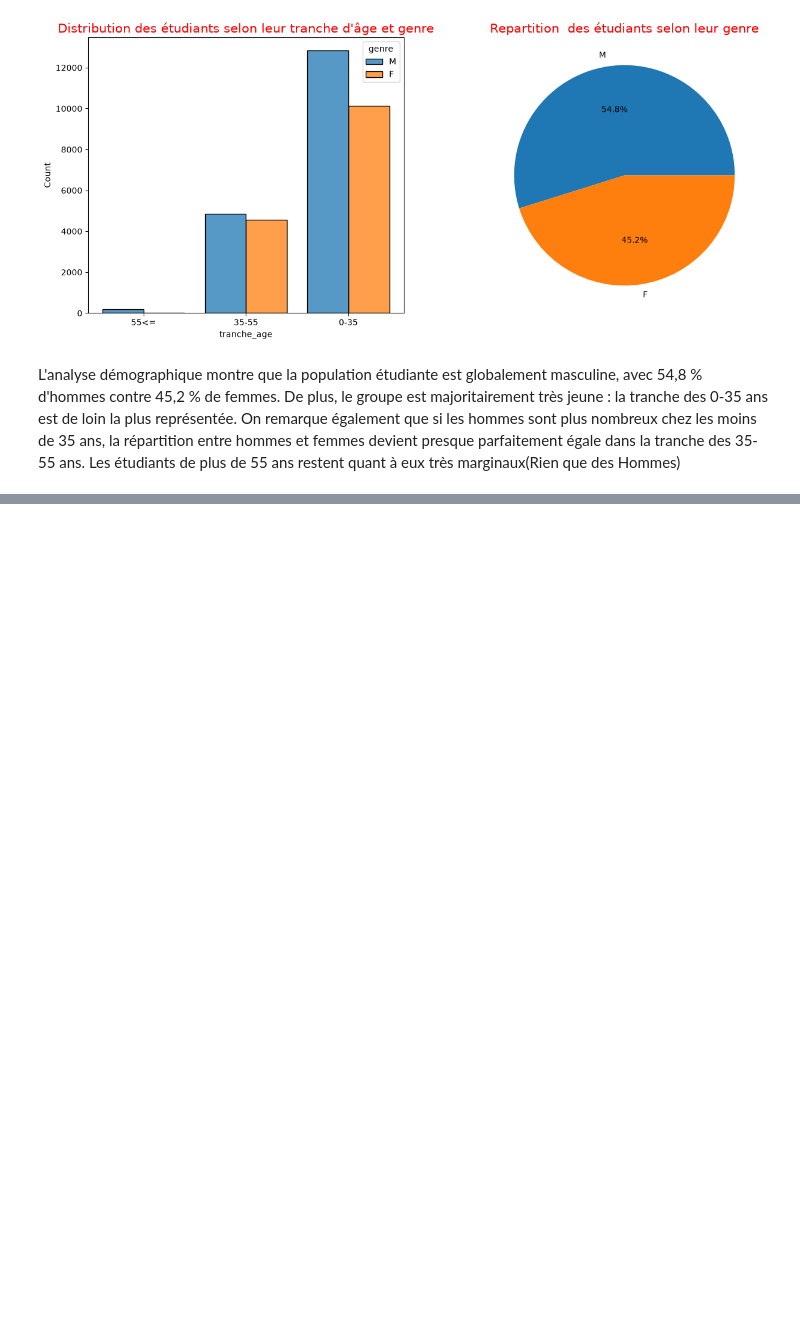
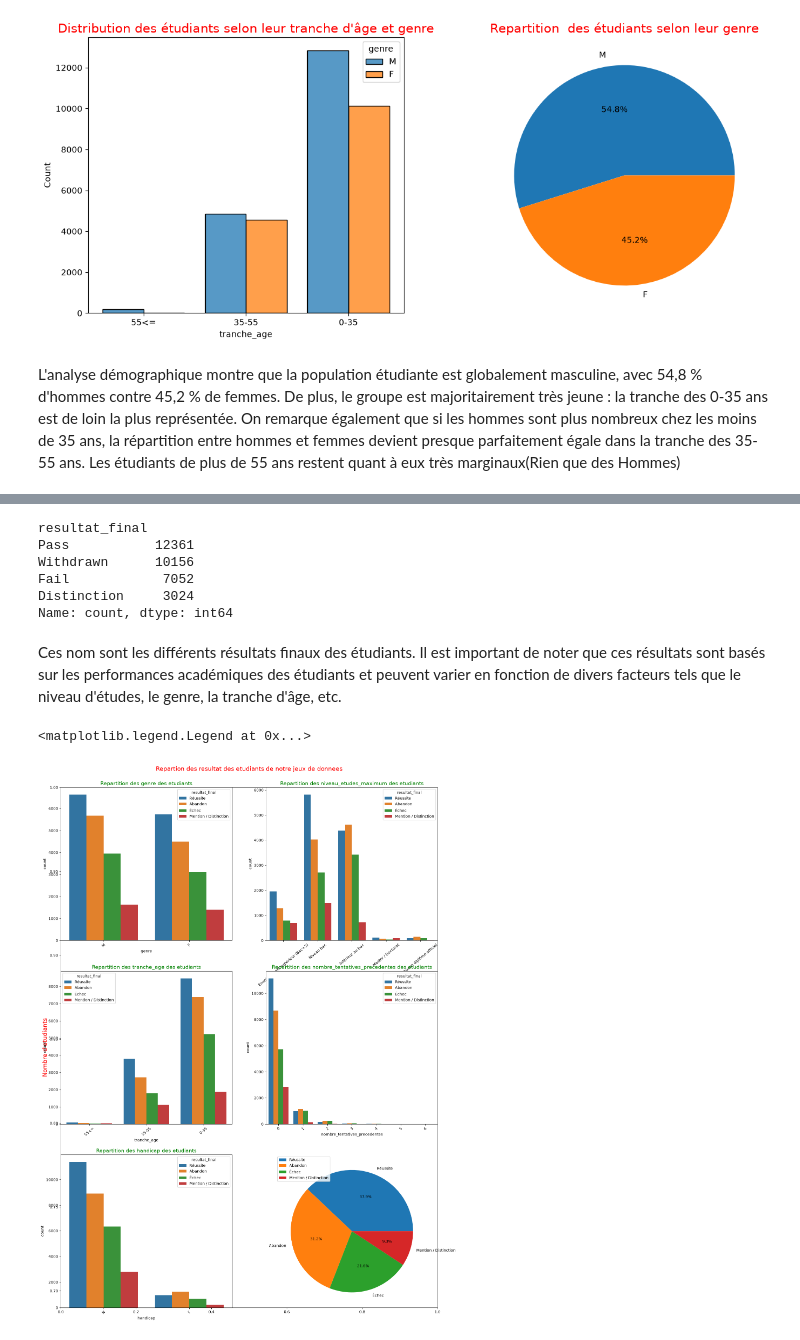
Before and after one commit to SAKPANI/Student-Success-Analytics, a Jupyter notebook: Student-Success-Analytics.ipynb, the cells around one changed output, grey strips where cells are left out. Saved outputs shown, nothing was run; the diff lists cells and outputs as text; code cells hidden in the pictures; blank space fills up the shorter version.

```diff
--- a/Student-Success-Analytics.ipynb
+++ b/Student-Success-Analytics.ipynb
@@ -487,0 +544,43 @@ L'analyse démographique montre que la population étudiante est globalement mas
+# %%
+profil_etudiants["resultat_final"].value_counts()
+# %% [output]
+resultat_final
+Pass           12361
+Withdrawn      10156
+Fail            7052
+Distinction     3024
+Name: count, dtype: int64
+# %%
+#Traduction en français des différents résultats finaux
+profil_etudiants["resultat_final"] = profil_etudiants["resultat_final"].replace({
+    'Pass': 'Réussite',
+    'Withdrawn': 'Abandon',
+    'Fail': 'Échec',
+    'Distinction': 'Mention / Distinction'
+})
+# %% [markdown]
+Ces nom sont les différents résultats finaux des étudiants. Il est important de noter que ces résultats sont basés sur les performances académiques des étudiants et peuvent varier en fonction de divers facteurs tels que le niveau d'études, le genre, la tranche d'âge, etc.
+# %%
+
+#Diagramme de bar
+plt.figure(figsize=(18,25))
+plt.title("Repartion des resultat des etudiants de notre jeux de donnees\n\n", size = 16, c = "red")
+plt.ylabel("Nombre d'etudiants", c = "red", size = 16)
+plt.ylim(0.69, 1.0)
+
+colonne = colonne = profil_etudiants.drop(columns=["indice_defavorisation", "region", "credits_etudies", "resultat_final"])
+colonne  = colonne.iloc[:, 3:].columns.tolist()
+
+for i in range(len(colonne)):
+    plt.subplot(3,2,i+1)
+    plt.title(f"Repartition des {colonne[i]} des etudiants", c = "green", size = 14)
+    sns.countplot(data = profil_etudiants, x = colonne[i], hue = "resultat_final")
+    plt.xticks(rotation = 40)
+
+#Diag circulaire pour les resultat
+plt.subplot(3,2,6)
+plt.pie(profil_etudiants["resultat_final"].value_counts(), labels =profil_etudiants["resultat_final"].value_counts().index, autopct= "%1.1f%%" )
+plt.legend()
+# %% [output]
+<matplotlib.legend.Legend at 0x...>
+[figure, added]
```
Also changed, not shown: parts of 15 cells of this notebook.
